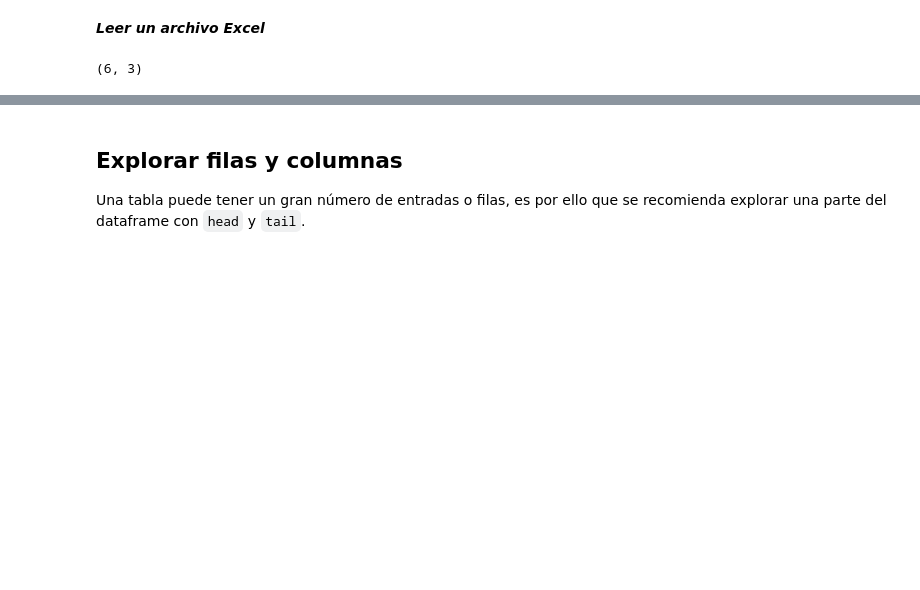
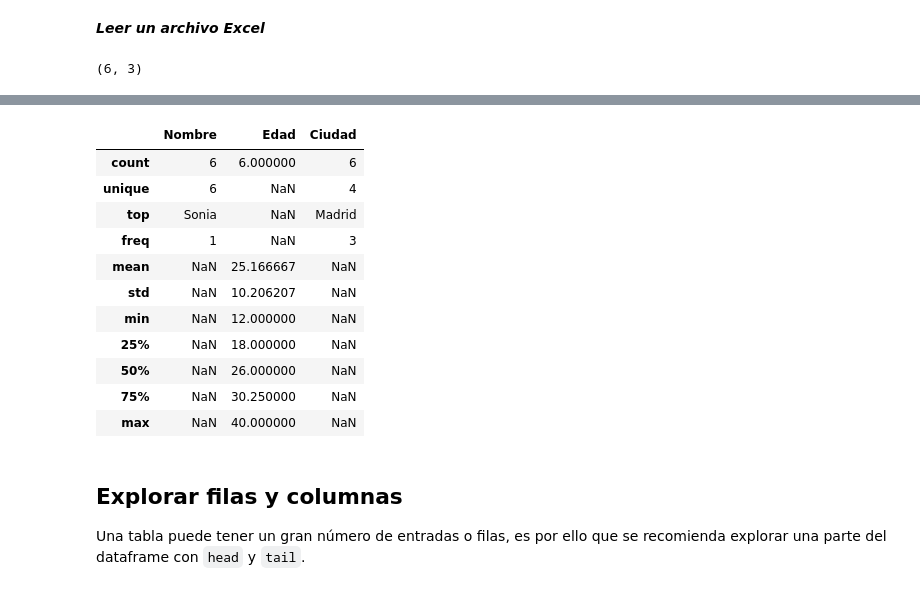
Before and after one commit to soesteve/Programming-in-Data-Science, a Jupyter notebook: 6_Manipulación_de_Datos.ipynb, the cells around one changed output, grey strips where cells are left out. Cells and saved outputs as stored; diff of their text form; code cells hidden in the pictures; blank space fills up the shorter version.

```diff
--- a/6_Manipulación_de_Datos.ipynb
+++ b/6_Manipulación_de_Datos.ipynb
@@ -59,3 +120,18 @@ print(df.shape)
+# %%
+df.describe(include="all")
+# %% [output]
+|  | Nombre | Edad | Ciudad |
+| count | 6 | 6.000000 | 6 |
+| unique | 6 | NaN | 4 |
+| top | Sonia | NaN | Madrid |
+| freq | 1 | NaN | 3 |
+| mean | NaN | 25.166667 | NaN |
+| std | NaN | 10.206207 | NaN |
+| min | NaN | 12.000000 | NaN |
+| 25% | NaN | 18.000000 | NaN |
+| 50% | NaN | 26.000000 | NaN |
+| 75% | NaN | 30.250000 | NaN |
+| max | NaN | 40.000000 | NaN |
 # %% [markdown]
 ## Explorar filas y columnas
 
```
Also changed, not shown: parts of 17 cells of this notebook, 11 other files.
